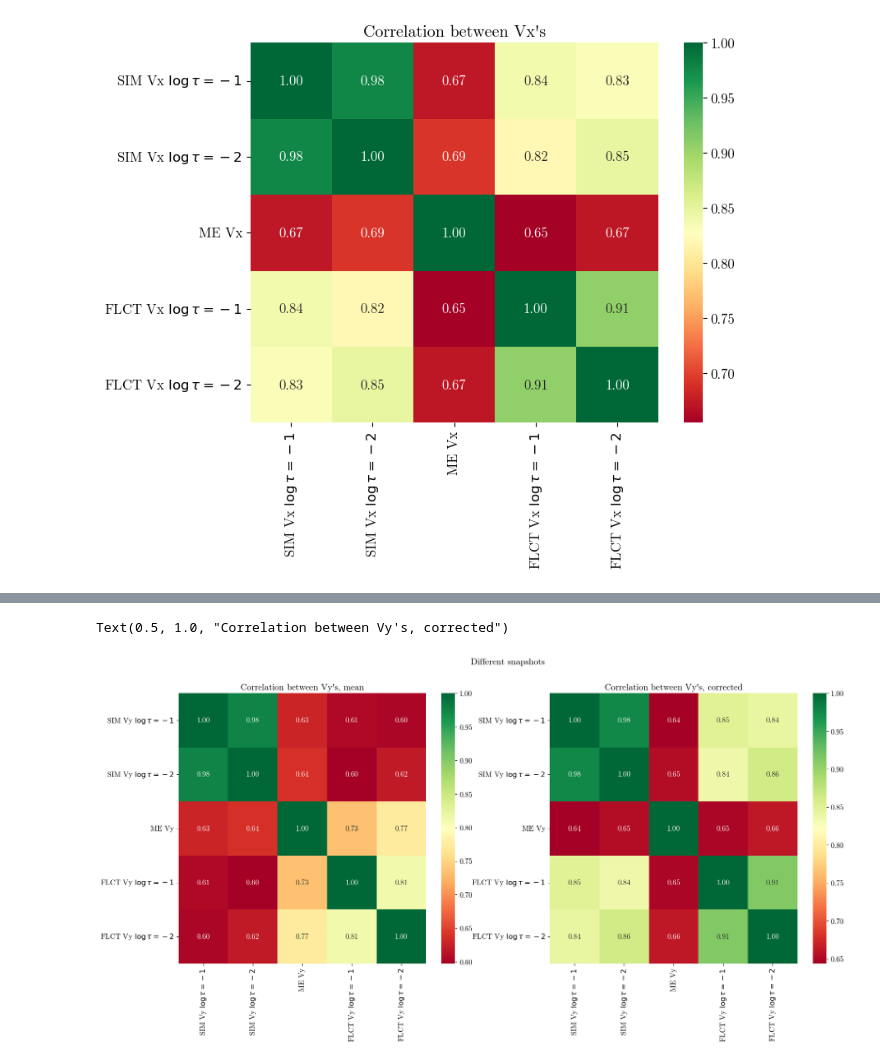
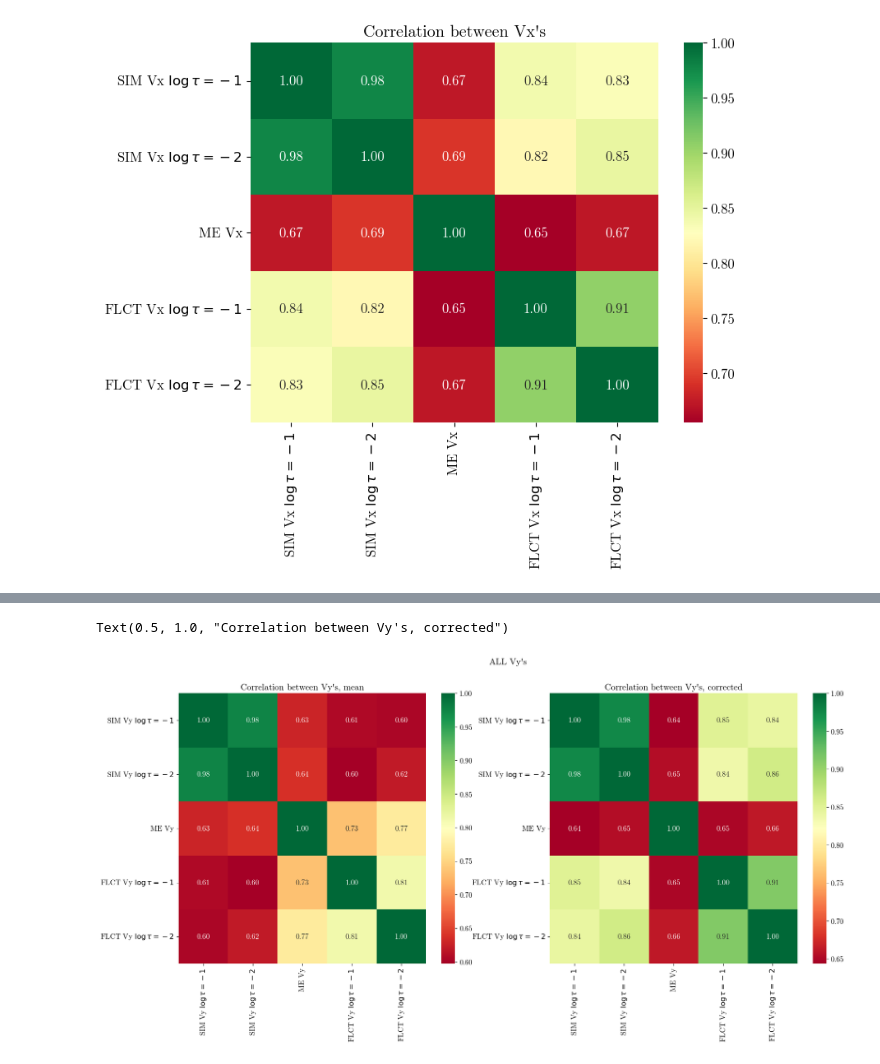
Before and after one commit to TheodoreKostic/Tracking_features, a Jupyter notebook: FirstPaper/MilneEddington_Bz_tracking.ipynb, the cells around one changed output, grey strips where cells are left out. Cells and saved outputs as stored; diff of their text form; code cells hidden in the pictures.

```diff
--- a/FirstPaper/MilneEddington_Bz_tracking.ipynb
+++ b/FirstPaper/MilneEddington_Bz_tracking.ipynb
@@ -191,25 +191,25 @@ Text(0.5, 1.0, "Correlation between Vx's, corrected")
 # %%
 correlation_matrix = np.corrcoef([Vym1_filtered600[:,:].ravel(), Vym2_filtered600[:,:].ravel(),
                      Vy_BzFeI_mean[:,:].ravel(), Vy_Bz1_mean[:,:].ravel(),
                      Vy_Bz2_mean[:,:].ravel()])
 fig = plt.figure(figsize = (20,8))
-fig.suptitle("Different snapshots")
+fig.suptitle("ALL Vy\'s")
 ax1 = fig.add_subplot(121)
 sns.heatmap(correlation_matrix, annot=True, fmt=".2f", cmap='RdYlGn',
             xticklabels=['SIM Vy $\log\\tau = -1$', 'SIM Vy $\log\\tau = -2$', 'ME Vy', 'FLCT Vy $\log\\tau = -1$', 'FLCT Vy $\log\\tau = -2$'],
             yticklabels=['SIM Vy $\log\\tau = -1$', 'SIM Vy $\log\\tau = -2$', 'ME Vy', 'FLCT Vy $\log\\tau = -1$', 'FLCT Vy $\log\\tau = -2$'])
 plt.title("Correlation between Vy\'s, mean")
 
 correlation_matrix = np.corrcoef([Vym1_filtered600[:,:].ravel(), Vym2_filtered600[:,:].ravel(),
                      Vy_BzFeI_cor[:,:].ravel(), Vy_Bz1_cor[:,:].ravel(),
                      Vy_Bz2_cor[:,:].ravel()])
 
 ax2 = fig.add_subplot(122)
 sns.heatmap(correlation_matrix, annot=True, fmt=".2f", cmap='RdYlGn',
             xticklabels=['SIM Vy $\log\\tau = -1$', 'SIM Vy $\log\\tau = -2$', 'ME Vy', 'FLCT Vy $\log\\tau = -1$', 'FLCT Vy $\log\\tau = -2$'],
             yticklabels=['SIM Vy $\log\\tau = -1$', 'SIM Vy $\log\\tau = -2$', 'ME Vy', 'FLCT Vy $\log\\tau = -1$', 'FLCT Vy $\log\\tau = -2$'])
 plt.title("Correlation between Vy\'s, corrected")
 #plt.savefig("Correlatio_0_MgvsFe.png", dpi = 70)
 # %% [output]
 Text(0.5, 1.0, "Correlation between Vy's, corrected")
-[figure, old version]
+[figure, new version]
```
Also changed, not shown: parts of 1 cell of this notebook.
